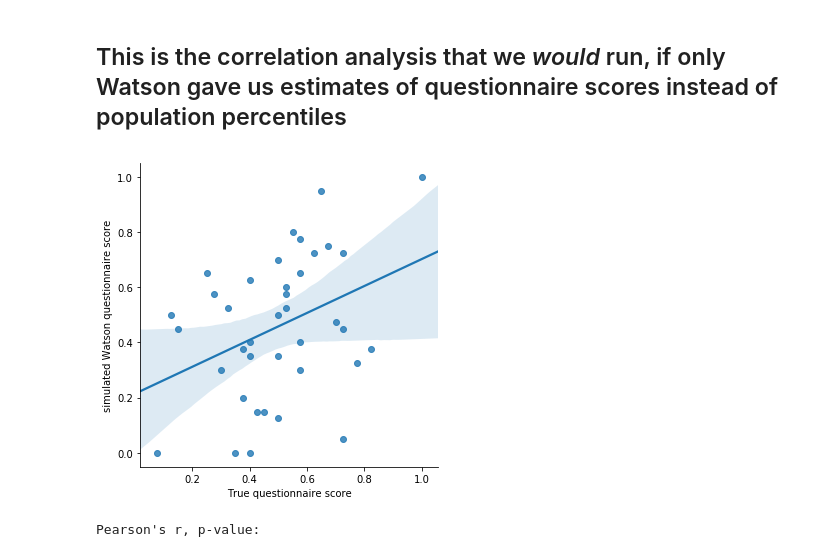
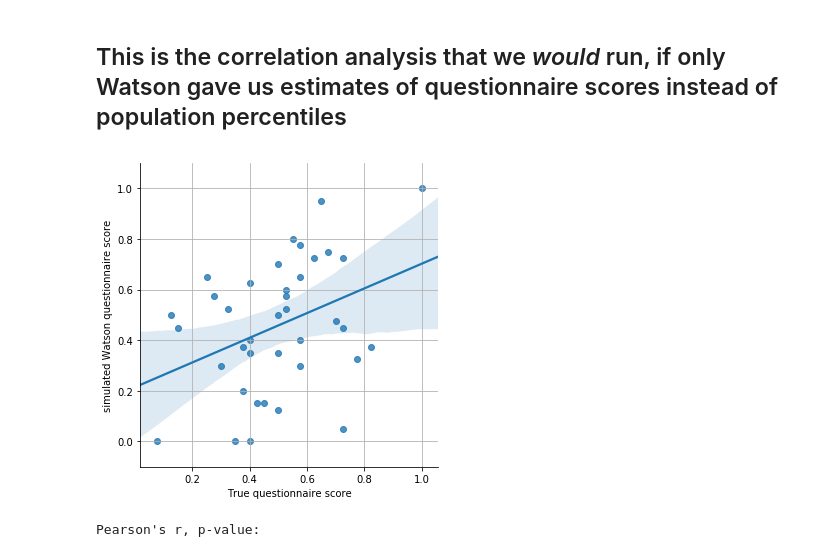
Before and after one commit to pjleimbigler/stats-misc, a Jupyter notebook: simulated-correlation-analysis.ipynb, the cells around one changed output. Drawn from its saved outputs; the diff is of its cells as text; code cells hidden in the pictures.

```diff
--- a/simulated-correlation-analysis.ipynb
+++ b/simulated-correlation-analysis.ipynb
@@ -143,9 +145,11 @@ df2 = pd.DataFrame(np.array([normalized_questionnaire_scores, normalized_noisy_s
 # %%
 sns.lmplot(x='True questionnaire score', y='Simulated Watson questionnaire score', data=df2);
 plt.xlabel('True questionnaire score');
 plt.ylabel('simulated Watson questionnaire score');
+plt.ylim(-0.1, 1.1);
+plt.grid()
 # %% [output]
-[figure, old version]
+[figure, new version]
 # %%
 print 'Pearson\'s r, p-value:'
 pearsonr(normalized_questionnaire_scores, normalized_noisy_scores)
```
Also changed, not shown: parts of 5 cells of this notebook.
